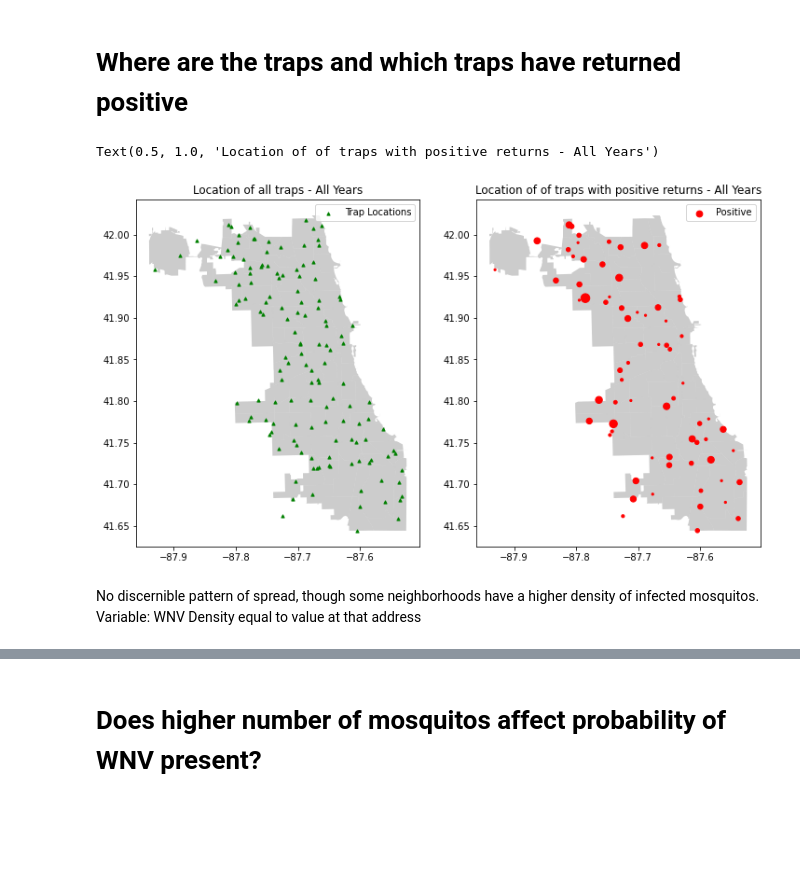
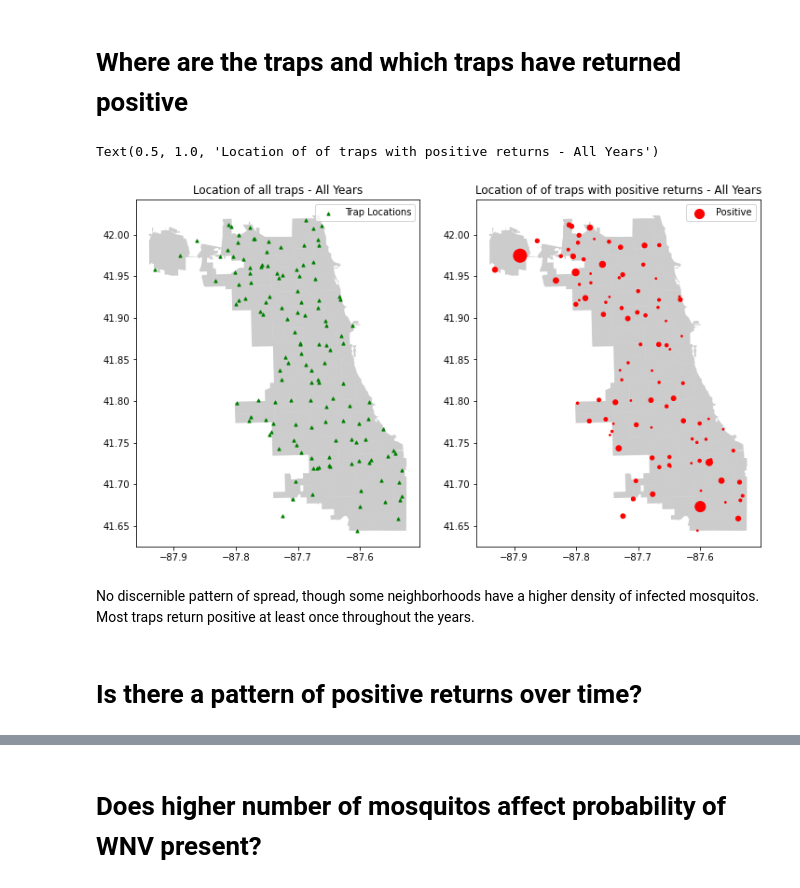
Before and after one commit to hongaik/PredictWestNileVirus, a Jupyter notebook: code/1_EDA.ipynb, the cells around one changed output, grey strips where cells are left out. Cells and saved outputs as stored; diff of their text form; code cells hidden in the pictures; blank space fills up the shorter version.

```diff
--- a/code/1_EDA.ipynb
+++ b/code/1_EDA.ipynb
@@ -27,9 +27,9 @@ from matplotlib import dates
 pd.set_option('display.max_columns', 50)
 pd.options.mode.chained_assignment = None  # default='warn'
 # %%
-street_map = gpd.read_file('data/geo_export_a6957f22-b168-4cee-b03c-0bcc9815308c.shp')
+street_map = gpd.read_file('assets/geo_export_a6957f22-b168-4cee-b03c-0bcc9815308c.shp')
 # %%
-train = pd.read_csv('data/train.csv/train.csv')
+train = pd.read_csv('assets/train.csv/train.csv')
 train['Date'] = pd.to_datetime(train['Date'])
 # %%
 train.info()
@@ -82,16 +132,17 @@ geo_train_groupby.head(3)
 # %%
 fig,ax = plt.subplots(figsize=(12,12), nrows=1, ncols=2)
 street_map.plot(ax=ax[0], alpha=0.4, color='grey')
 street_map.plot(ax=ax[1], alpha=0.4, color='grey')
-geo_train_groupby[geo_train_groupby['WnvPresent']>0].plot(ax=ax[1], markersize=geo_train_groupby['WnvPresent']*5, color='red', marker='o', label='Positive')
+geo_train_groupby[geo_train_groupby['WnvPresent']>0].plot(ax=ax[1], color='red', marker='o', label='Positive', markersize = (geo_train_groupby[geo_train_groupby['WnvPresent']>0]['WnvPresent']*3).values)
 geo_train_groupby.plot(ax=ax[0], markersize=10, color='green', marker='^', label='Trap Locations')
 ax[0].legend()
 ax[0].set_title('Location of all traps - All Years')
 ax[1].legend()
 ax[1].set_title('Location of of traps with positive returns - All Years')
 # %% [output]
 Text(0.5, 1.0, 'Location of of traps with positive returns - All Years')
-[figure, old version]
+[figure, new version]
 # %% [markdown]
-No discernible pattern of spread, though some neighborhoods have a higher density of infected mosquitos.
-Variable: WNV Density equal to value at that address
+No discernible pattern of spread, though some neighborhoods have a higher density of infected mosquitos. Most traps return positive at least once throughout the years.
+# %% [markdown]
+# Is there a pattern of positive returns over time?
```
Also changed, not shown: parts of 30 cells of this notebook, 2 other files.
